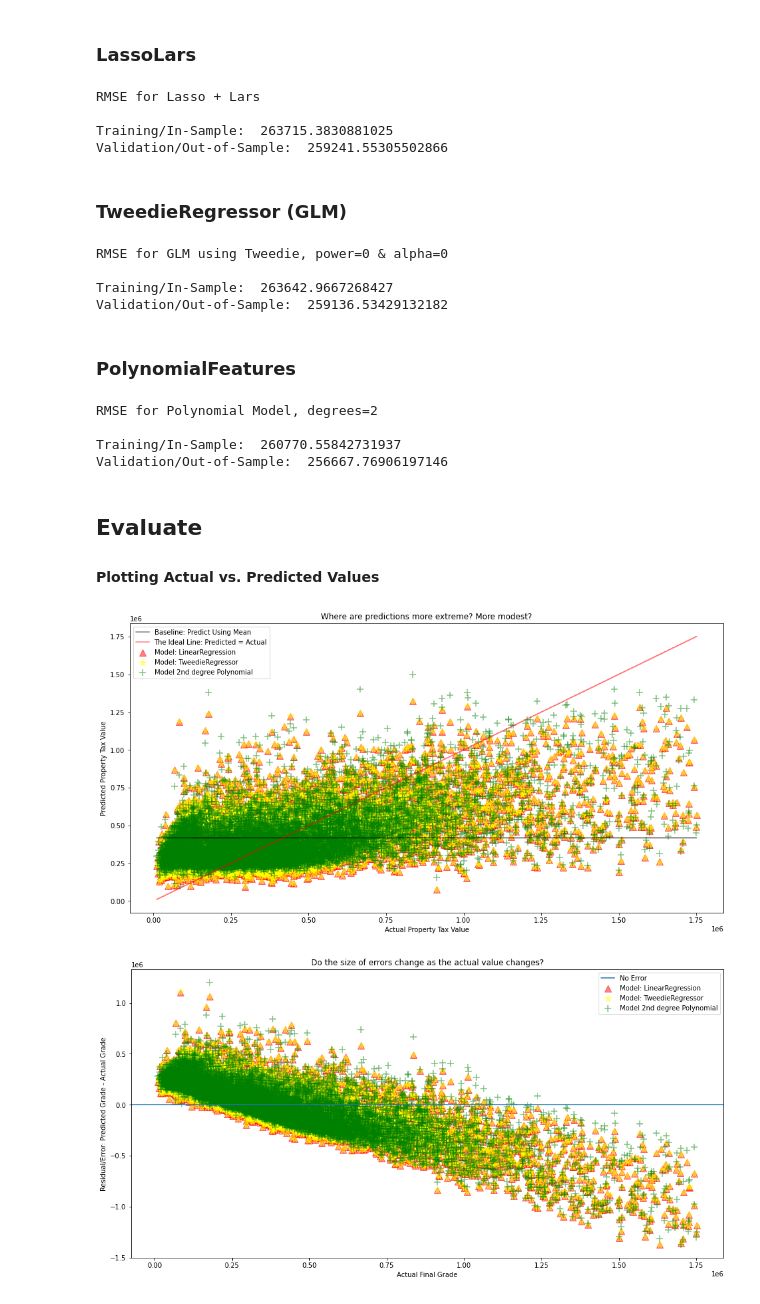
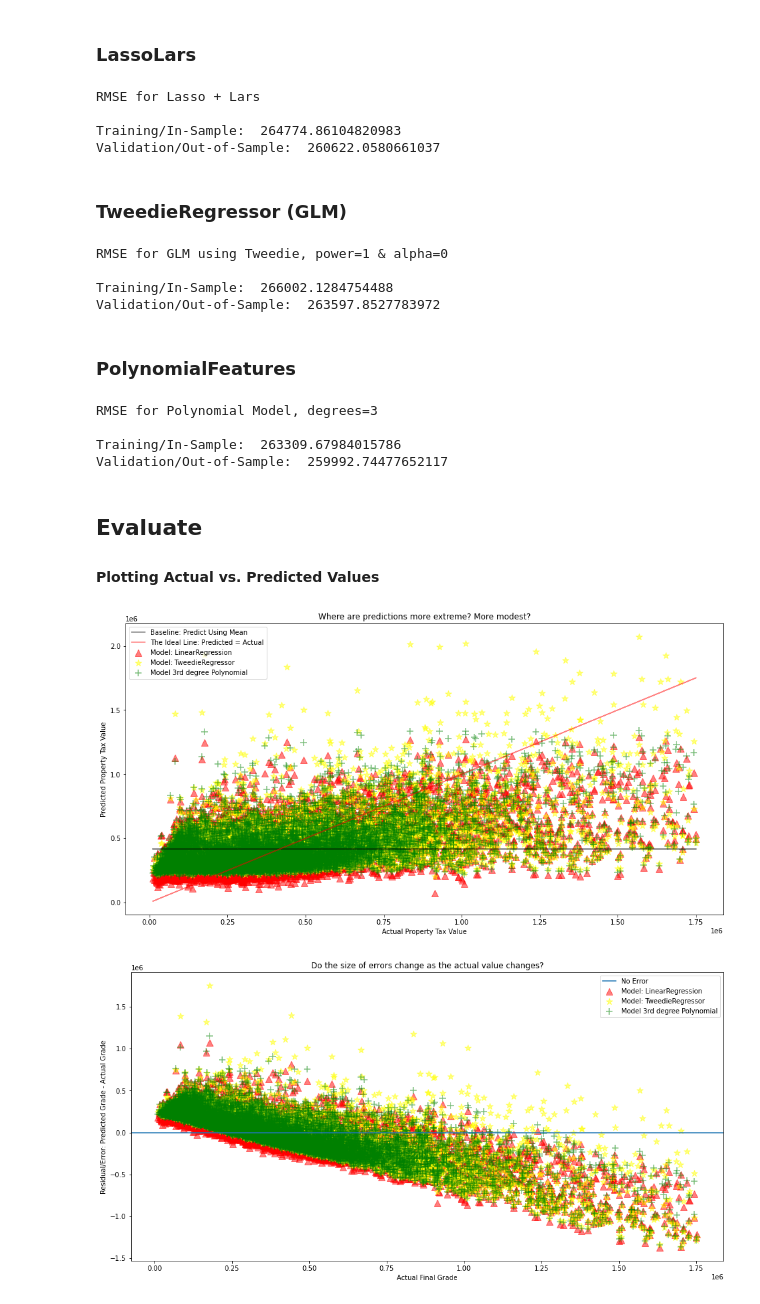
Before and after one commit to MatthewL09/zillow-regression-project, a Jupyter notebook: zillow_work.ipynb, the cells around one changed output. Saved outputs shown, nothing was run; the diff lists cells and outputs as text; code cells hidden in the pictures.

```diff
--- a/zillow_work.ipynb
+++ b/zillow_work.ipynb
@@ -348,7 +346,7 @@ df.shape
 # %% [markdown]
 # Exploration
 # %%
-train, validate, test = prepare.wrangle_zillow()
+train, validate, test,train_scaled, validate_scaled, test_scaled = prepare.wrangle_zillow()
 # %% [output]
 Using cached csv
 # %%
@@ -735,68 +697,68 @@ lars = LassoLars(alpha=1.0)
 
 # fit the model to our training data. We must specify the column in y_train,
 # since we have converted it to a dataframe from a series!
-lars.fit(X_train, y_train.tax_value)
+lars.fit(X_train[['bedroom', 'bathroom', 'square_ft']], y_train.tax_value)
 
 # predict train
-y_train['tax_value_pred_lars'] = lars.predict(X_train)
+y_train['tax_value_pred_lars'] = lars.predict(X_train[['bedroom', 'bathroom', 'square_ft']])
 
 # evaluate: rmse
-rmse_train = mean_squared_error(y_train.tax_value, y_train.tax_value_pred_lars)**(1/2)
+ll_rmse_train = mean_squared_error(y_train.tax_value, y_train.tax_value_pred_lars)**(1/2)
 
 # predict validate
-y_validate['tax_value_pred_lars'] = lars.predict(X_validate)
+y_validate['tax_value_pred_lars'] = lars.predict(X_validate[['bedroom', 'bathroom', 'square_ft']])
 
 # evaluate: rmse
-rmse_validate = mean_squared_error(y_validate.tax_value, y_validate.tax_value_pred_lars)**(1/2)
+ll_rmse_validate = mean_squared_error(y_validate.tax_value, y_validate.tax_value_pred_lars)**(1/2)
 
-print("RMSE for Lasso + Lars\n\nTraining/In-Sample: ", rmse_train,
-      "\nValidation/Out-of-Sample: ", rmse_validate)
+print("RMSE for Lasso + Lars\n\nTraining/In-Sample: ", ll_rmse_train,
+      "\nValidation/Out-of-Sample: ", ll_rmse_validate)
 # %% [output]
 RMSE for Lasso + Lars
 
-Training/In-Sample:  263715.3830881025
-Validation/Out-of-Sample:  259241.55305502866
+Training/In-Sample:  264774.86104820983
+Validation/Out-of-Sample:  260622.0580661037
 # %% [markdown]
 ### **TweedieRegressor (GLM)**
 # %%
 # create the model object
-glm = TweedieRegressor(power=0, alpha=0)
+glm = TweedieRegressor(power=1, alpha=0)
 
 # fit the model to our training data. We must specify the column in y_train,
 # since we have converted it to a dataframe from a series!
-glm.fit(X_train, y_train.tax_value)
+glm.fit(X_train[['bedroom', 'bathroom', 'square_ft']], y_train.tax_value)
 
 # predict train
-y_train['tax_value_pred_glm'] = glm.predict(X_train)
+y_train['tax_value_pred_glm'] = glm.predict(X_train[['bedroom', 'bathroom', 'square_ft']])
 
 # evaluate: rmse
-rmse_train = mean_squared_error(y_train.tax_value, y_train.tax_value_pred_glm)**(1/2)
+glm_rmse_train = mean_squared_error(y_train.tax_value, y_train.tax_value_pred_glm)**(1/2)
 
 # predict validate
-y_validate['tax_value_pred_glm'] = glm.predict(X_validate)
+y_validate['tax_value_pred_glm'] = glm.predict(X_validate[['bedroom', 'bathroom', 'square_ft']])
 
 # evaluate: rmse
-rmse_validate = mean_squared_error(y_validate.tax_value, y_validate.tax_value_pred_glm)**(1/2)
+glm_rmse_validate = mean_squared_error(y_validate.tax_value, y_validate.tax_value_pred_glm)**(1/2)
 
-print("RMSE for GLM using Tweedie, power=0 & alpha=0\n\nTraining/In-Sample: ", rmse_train,
-      "\nValidation/Out-of-Sample: ", rmse_validate)
+print("RMSE for GLM using Tweedie, power=1 & alpha=0\n\nTraining/In-Sample: ", glm_rmse_train,
+      "\nValidation/Out-of-Sample: ", glm_rmse_validate)
 # %% [output]
-RMSE for GLM using Tweedie, power=0 & alpha=0
+RMSE for GLM using Tweedie, power=1 & alpha=0
 
-Training/In-Sample:  263642.9667268427
-Validation/Out-of-Sample:  259136.53429132182
+Training/In-Sample:  266002.1284754488
+Validation/Out-of-Sample:  263597.8527783972
 # %% [markdown]
 ### **PolynomialFeatures**
 # %%
 # make the polynomial features to get a new set of features
-pf = PolynomialFeatures(degree=2)
+pf = PolynomialFeatures(degree=3)
 
 # fit and transform X_train_scaled
-X_train_degree2 = pf.fit_transform(X_train)
+X_train_degree2 = pf.fit_transform(X_train[['bedroom', 'bathroom', 'square_ft']])
 
 # transform X_validate_scaled & X_test_scaled
-X_validate_degree2 = pf.transform(X_validate)
-X_test_degree2 = pf.transform(X_test)
+X_validate_degree2 = pf.transform(X_validate[['bedroom', 'bathroom', 'square_ft']])
+X_test_degree2 = pf.transform(X_test[['bedroom', 'bathroom', 'square_ft']])
 # %%
 # create the model object
 lm2 = LinearRegression(normalize=True)
@@ -809,21 +771,21 @@ lm2.fit(X_train_degree2, y_train.tax_value)
 y_train['tax_value_pred_lm2'] = lm2.predict(X_train_degree2)
 
 # evaluate: rmse
-rmse_train = mean_squared_error(y_train.tax_value, y_train.tax_value_pred_lm2)**(1/2)
+pf_rmse_train = mean_squared_error(y_train.tax_value, y_train.tax_value_pred_lm2)**(1/2)
 
 # predict validate
 y_validate['tax_value_pred_lm2'] = lm2.predict(X_validate_degree2)
 
 # evaluate: rmse
-rmse_validate = mean_squared_error(y_validate.tax_value, y_validate.tax_value_pred_lm2)**(1/2)
+pf_rmse_validate = mean_squared_error(y_validate.tax_value, y_validate.tax_value_pred_lm2)**(1/2)
 
-print("RMSE for Polynomial Model, degrees=2\n\nTraining/In-Sample: ", rmse_train,
-      "\nValidation/Out-of-Sample: ", rmse_validate)
+print("RMSE for Polynomial Model, degrees=3\n\nTraining/In-Sample: ", pf_rmse_train,
+      "\nValidation/Out-of-Sample: ", pf_rmse_validate)
 # %% [output]
-RMSE for Polynomial Model, degrees=2
+RMSE for Polynomial Model, degrees=3
 
-Training/In-Sample:  260770.55842731937
-Validation/Out-of-Sample:  256667.76906197146
+Training/In-Sample:  263309.67984015786
+Validation/Out-of-Sample:  259992.74477652117
 # %% [markdown]
 ## **Evaluate**
 #### **Plotting Actual vs. Predicted Values**
@@ -839,7 +801,7 @@ plt.scatter(y_validate.tax_value, y_validate.tax_value_pred_lm,
 plt.scatter(y_validate.tax_value, y_validate.tax_value_pred_glm,
             alpha=.5, marker = '*', color="yellow", s=100, label="Model: TweedieRegressor")
 plt.scatter(y_validate.tax_value, y_validate.tax_value_pred_lm2,
-            alpha=.5, marker = '+', color="green", s=100, label="Model 2nd degree Polynomial")
+            alpha=.5, marker = '+', color="green", s=100, label="Model 3rd degree Polynomial")
 plt.legend()
 plt.xlabel("Actual Property Tax Value")
 plt.ylabel("Predicted Property Tax Value")
@@ -848,26 +810,26 @@ plt.title("Where are predictions more extreme? More modest?")
 # plt.annotate("The OLS model (LinearRegression)\n appears to be most consistent", (15.5, 3))
 plt.show()
 # %% [output]
-[figure, old version]
+[figure, new version]
 # %%
 # y_validate.head()
 plt.figure(figsize=(16,8))
 plt.axhline(label="No Error")
 plt.scatter(y_validate.tax_value, y_validate.tax_value_pred_lm-y_validate.tax_value,
             alpha=.5, marker = '^', color="red", s=100, label="Model: LinearRegression")
 plt.scatter(y_validate.tax_value, y_validate.tax_value_pred_glm-y_validate.tax_value,
             alpha=.5, marker = '*', color="yellow", s=100, label="Model: TweedieRegressor")
 plt.scatter(y_validate.tax_value, y_validate.tax_value_pred_lm2-y_validate.tax_value,
-            alpha=.5, marker = '+', color="green", s=100, label="Model 2nd degree Polynomial")
+            alpha=.5, marker = '+', color="green", s=100, label="Model 3rd degree Polynomial")
 plt.legend()
 plt.xlabel("Actual Final Grade")
 plt.ylabel("Residual/Error: Predicted Grade - Actual Grade")
 plt.title("Do the size of errors change as the actual value changes?")
 #plt.annotate("The polynomial model appears to overreact to noise", (2.0, -10))
 #plt.annotate("The OLS model (LinearRegression)\n appears to be most consistent", (15.5, 3))
 plt.show()
 # %% [output]
-[figure, old version]
+[figure, new version]
 # %%
 # plot to visualize actual vs predicted.
 plt.figure(figsize=(16,8))
```
Also changed, not shown: parts of 18 cells of this notebook.
